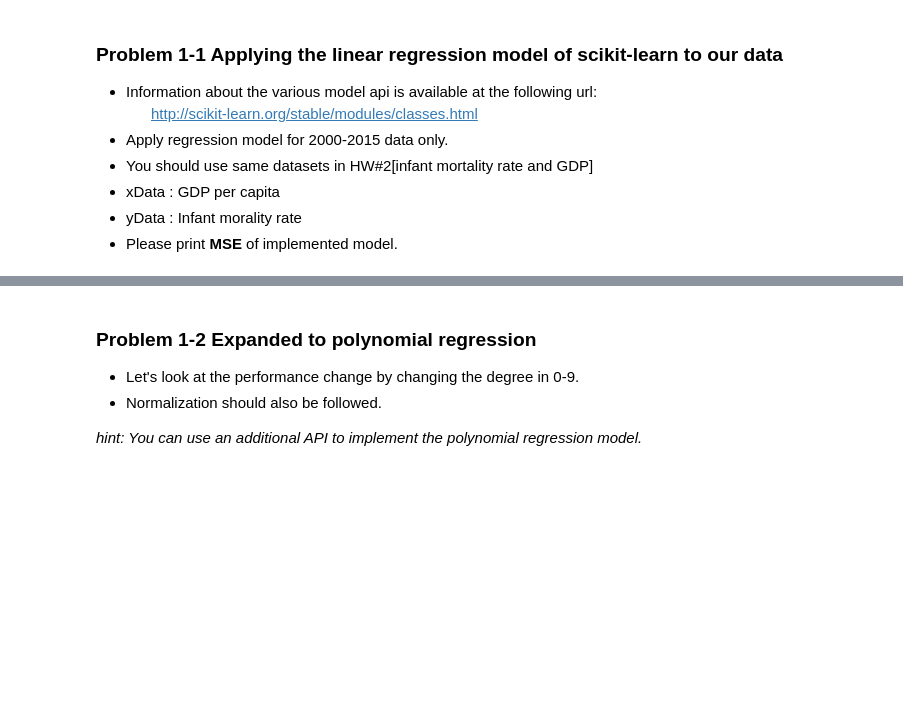
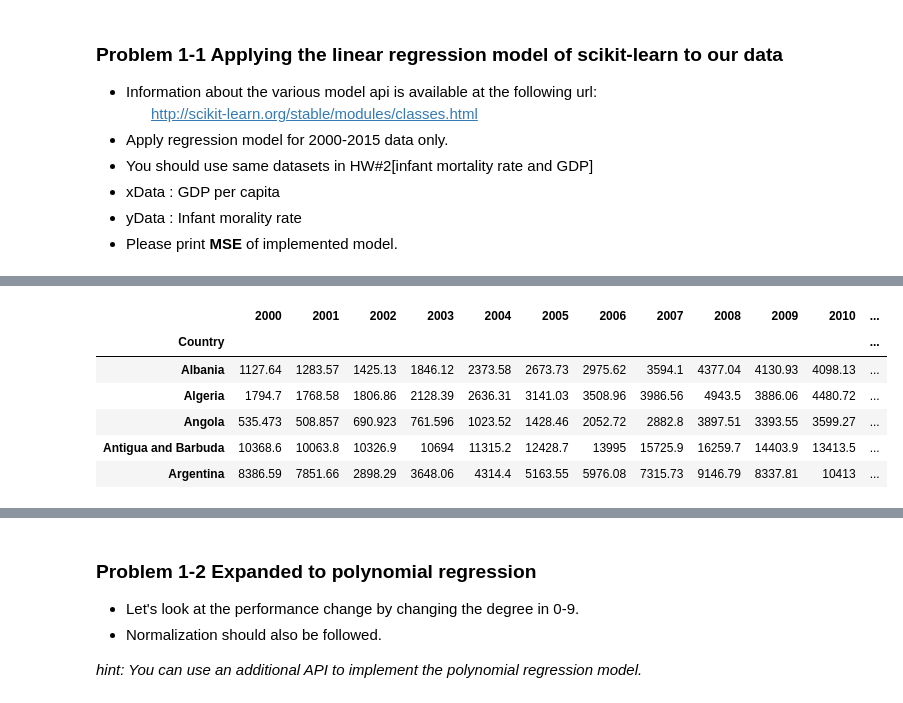
Before and after one commit to JinheonBaek/DataScience, a Jupyter notebook: HW-3/HW3_2016320198_백진헌.ipynb, the cells around one changed output, grey strips where cells are left out. Cells and saved outputs as stored; diff of their text form; code cells hidden in the pictures; blank space fills up the shorter version.

```diff
--- a/HW-3/HW3_2016320198_백진헌.ipynb
+++ b/HW-3/HW3_2016320198_백진헌.ipynb
@@ -80,0 +126,24 @@ from sklearn.metrics import mean_squared_error
+# %%
+drop_index = []
+
+#TODO: modify data type as float type
+for columnNum in [str(num) for num in range(2000, 2016)]:
+    for i in range(len(GDP[columnNum])):
+        if isinstance(GDP[columnNum][i], str):
+            GDP[columnNum][i] = np.float(GDP[columnNum][i].replace(',', ''))
+        else:
+            drop_index.append(GDP.index[i])
+
+## Delete Nan rows
+drop_index = list(set(drop_index))
+GDP.drop(drop_index, inplace = True)
+# %%
+GDP.head()
+# %% [output]
+|  | 2000 | 2001 | 2002 | 2003 | 2004 | 2005 | 2006 | 2007 | 2008 | 2009 | 2010 | ... |
+| Country |  |  |  |  |  |  |  |  |  |  |  | ... |
+| Albania | 1127.64 | 1283.57 | 1425.13 | 1846.12 | 2373.58 | 2673.73 | 2975.62 | 3594.1 | 4377.04 | 4130.93 | 4098.13 | ... |
+| Algeria | 1794.7 | 1768.58 | 1806.86 | 2128.39 | 2636.31 | 3141.03 | 3508.96 | 3986.56 | 4943.5 | 3886.06 | 4480.72 | ... |
+| Angola | 535.473 | 508.857 | 690.923 | 761.596 | 1023.52 | 1428.46 | 2052.72 | 2882.8 | 3897.51 | 3393.55 | 3599.27 | ... |
+| Antigua and Barbuda | 10368.6 | 10063.8 | 10326.9 | 10694 | 11315.2 | 12428.7 | 13995 | 15725.9 | 16259.7 | 14403.9 | 13413.5 | ... |
+| Argentina | 8386.59 | 7851.66 | 2898.29 | 3648.06 | 4314.4 | 5163.55 | 5976.08 | 7315.73 | 9146.79 | 8337.81 | 10413 | ... |
```
Also changed, not shown: parts of 32 cells of this notebook.
